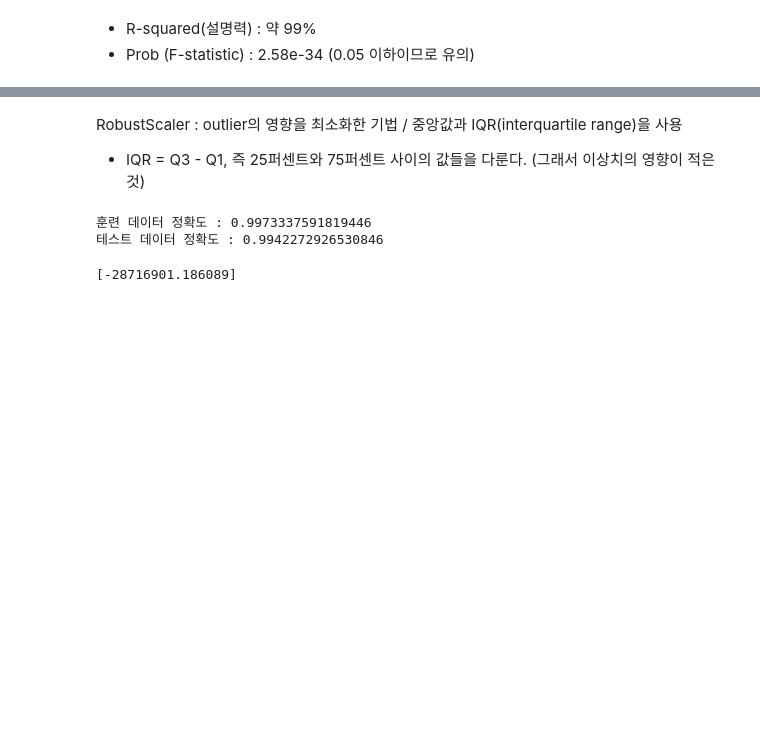
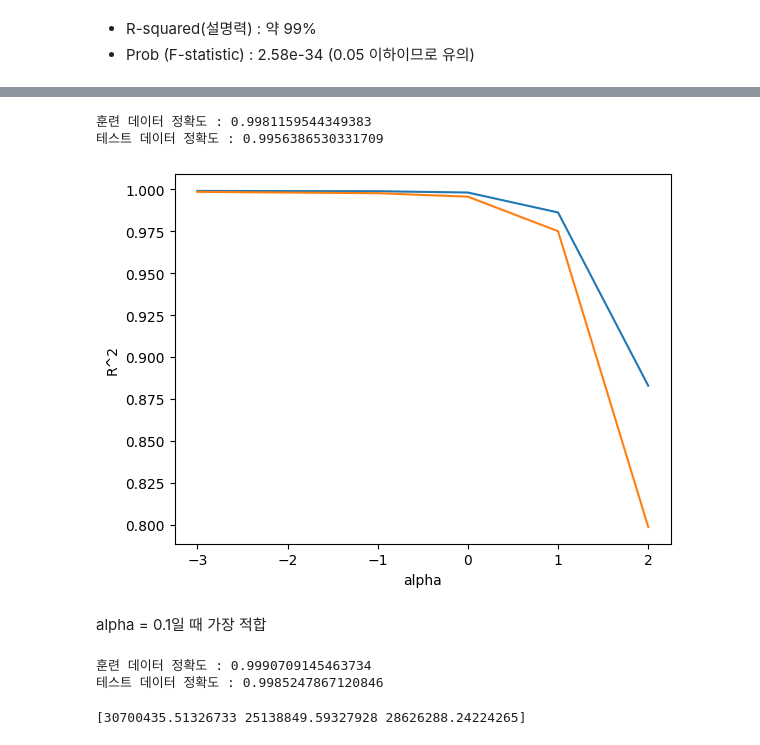
Before and after one commit to Chocoding1/Machine-Learning-Deep-Learning, a Jupyter notebook: AI_final.ipynb, the cells around one changed output, grey strips where cells are left out. Drawn from its saved outputs; the diff is of its cells as text; code cells hidden in the pictures; blank space fills up the shorter version.

```diff
--- a/AI_final.ipynb
+++ b/AI_final.ipynb
@@ -151,7 +145,7 @@ strong multicollinearity or other numerical problems.
 - R-squared(설명력) : 약 99%
 - Prob (F-statistic) : 2.58e-34 (0.05 이하이므로 유의)
 # %%
-X = df[['flight', 'GDP']]
+X = df[['flight', 'CPI', 'unemployment', 'employer']]
 y = df['passenger']
 # %%
 from sklearn.model_selection import train_test_split
@@ -199,12 +170,7 @@ print('항 구성요소 확인 :', poly.get_feature_names_out())
 # %%
-# 피처 표준화
-from sklearn.preprocessing import RobustScaler
+from sklearn.preprocessing import StandardScaler
 
-scaler = RobustScaler()
-
-scaler = scaler.fit(X_train_poly)
-X_train_scaled = scaler.transform(X_train_poly)
-X_test_scaled = scaler.transform(X_test_poly)
+ss = StandardScaler()
+ss.fit(X_train_poly)
+X_train_scaled = ss.transform(X_train_poly)
+X_test_scaled = ss.transform(X_test_poly)
-# %% [markdown]
-RobustScaler : outlier의 영향을 최소화한 기법 / 중앙값과 IQR(interquartile range)을 사용
-* IQR = Q3 - Q1, 즉 25퍼센트와 75퍼센트 사이의 값들을 다룬다. (그래서 이상치의 영향이 적은 것)
@@ -214,16 +177,55 @@ lr = lr.fit(X_train_scaled, y_train)
+# %%
+# 릿지 회귀
+from sklearn.linear_model import Ridge
+
+ridge = Ridge()
+ridge.fit(X_train_scaled, y_train)
+
+print('훈련 데이터 정확도 :', ridge.score(X_train_scaled, y_train))
+print('테스트 데이터 정확도 :', ridge.score(X_test_scaled, y_test))
+# %% [output]
+훈련 데이터 정확도 : 0.9981159544349383
+테스트 데이터 정확도 : 0.9956386530331709
+# %%
+import numpy as np
+
+train_score = []
+test_score = []
+
+alpha_list = [0.001, 0.01, 0.1, 1, 10, 100]
+for alpha in alpha_list:
+  ridge = Ridge(alpha=alpha)
+  ridge.fit(X_train_scaled, y_train)
+
+  train_score.append(ridge.score(X_train_scaled, y_train))
+  test_score.append(ridge.score(X_test_scaled, y_test))
+
+plt.plot(np.log10(alpha_list), train_score)
+plt.plot(np.log10(alpha_list), test_score)
+plt.xlabel('alpha')
+plt.ylabel('R^2')
+plt.show()
+# %% [output]
+[figure, added]
+# %% [markdown]
+alpha = 0.1일 때 가장 적합
 # %%
-print('훈련 데이터 정확도 :', lr.score(X_train_scaled, y_train))
-print('테스트 데이터 정확도 :', lr.score(X_test_scaled, y_test))
+ridge = Ridge(alpha=0.001)
+ridge.fit(X_train_scaled, y_train)
+
+print('훈련 데이터 정확도 :', ridge.score(X_train_scaled, y_train))
+print('테스트 데이터 정확도 :', ridge.score(X_test_scaled, y_test))
 # %% [output]
-훈련 데이터 정확도 : 0.9973337591819446
-테스트 데이터 정확도 : 0.9942272926530846
+훈련 데이터 정확도 : 0.9990709145463734
+테스트 데이터 정확도 : 0.9985247867120846
 # %%
-# 새로운 데이터 예측[flight, GDP]
-import numpy as np
-new_data = np.array([55000, 40000000.0])
-new_data_poly = poly.transform(new_data.reshape(1, -1))
-new_data_scaled = scaler.transform(new_data_poly)
-prediction = lr.predict(new_data_scaled)
+# 새로운 데이터 예측[flight, CPI, unempolyment, employer]
+new_data = np.array([[167211, 100, 3.94, 26900000],
+                     [131442, 102.500, 3.68, 27270000],
+                     [182761, 107.710,	2.88,	28090000]])
+new_data_poly = poly.transform(new_data)
+new_data_scaled = ss.transform(new_data_poly)
+prediction = ridge.predict(new_data_scaled)
 print(prediction)
 # %% [output]
-[-28716901.186089]
+[30700435.51326733 25138849.59327928 28626288.24224265]
```
Also changed, not shown: parts of 15 cells of this notebook.
